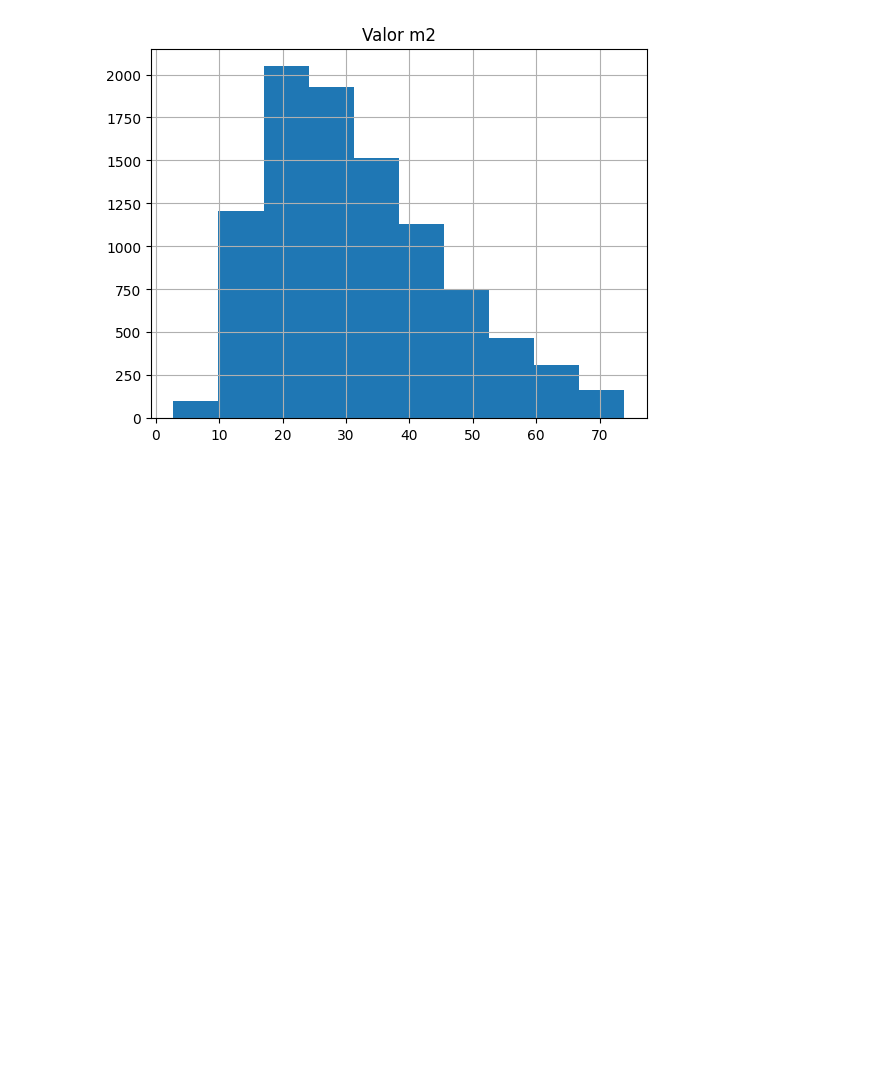
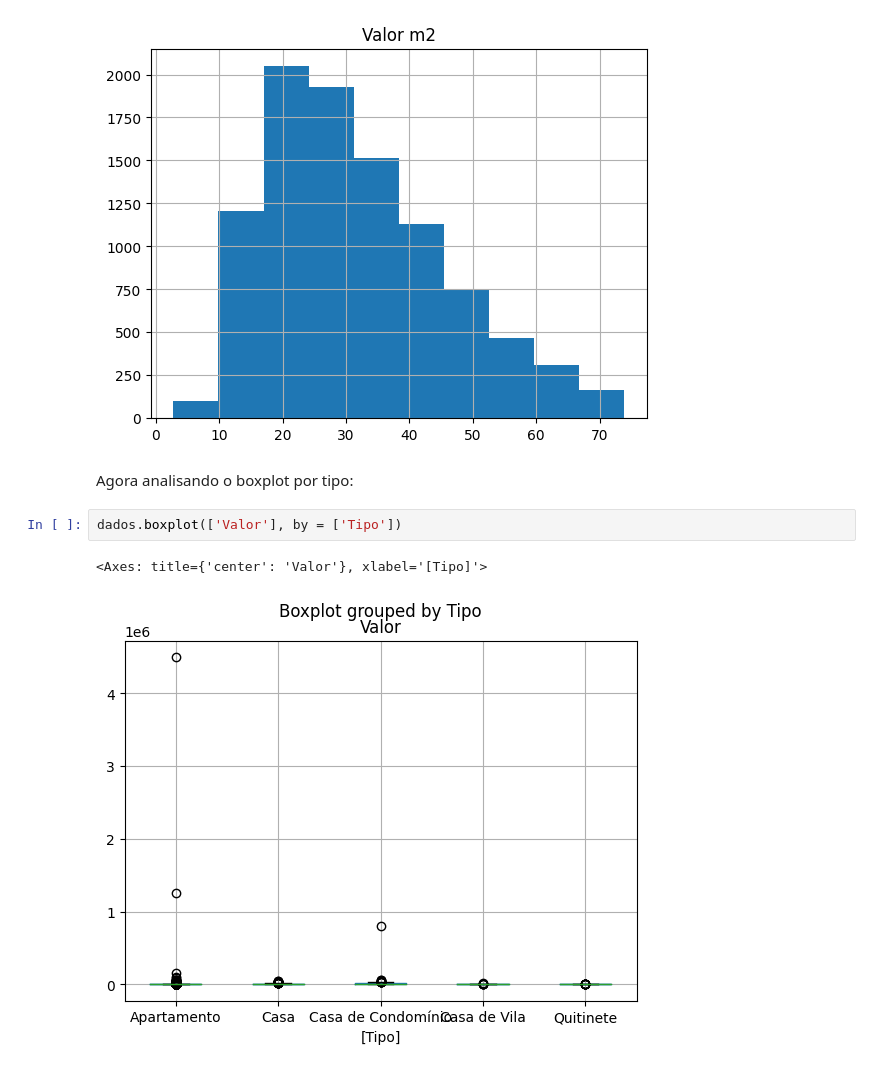
Before and after one commit to viegasgr/introDS, a Jupyter notebook: introPandas.ipynb, the cells around one changed output. Cells and saved outputs as stored; diff of their text form; blank space fills up the shorter version.

```diff
--- a/introPandas.ipynb
+++ b/introPandas.ipynb
@@ -759,3 +759,10 @@ dados_new_m2.hist(['Valor m2']) #melhor visualizavel
 array([[<Axes: title={'center': 'Valor m2'}>]], dtype=object)
 [figure]
 [figure]
+# %% [markdown]
+Agora analisando o boxplot por tipo:
+# %%
+dados.boxplot(['Valor'], by = ['Tipo'])
+# %% [output]
+<Axes: title={'center': 'Valor'}, xlabel='[Tipo]'>
+[figure, added]
```
Also changed, not shown: parts of 6 cells of this notebook.
